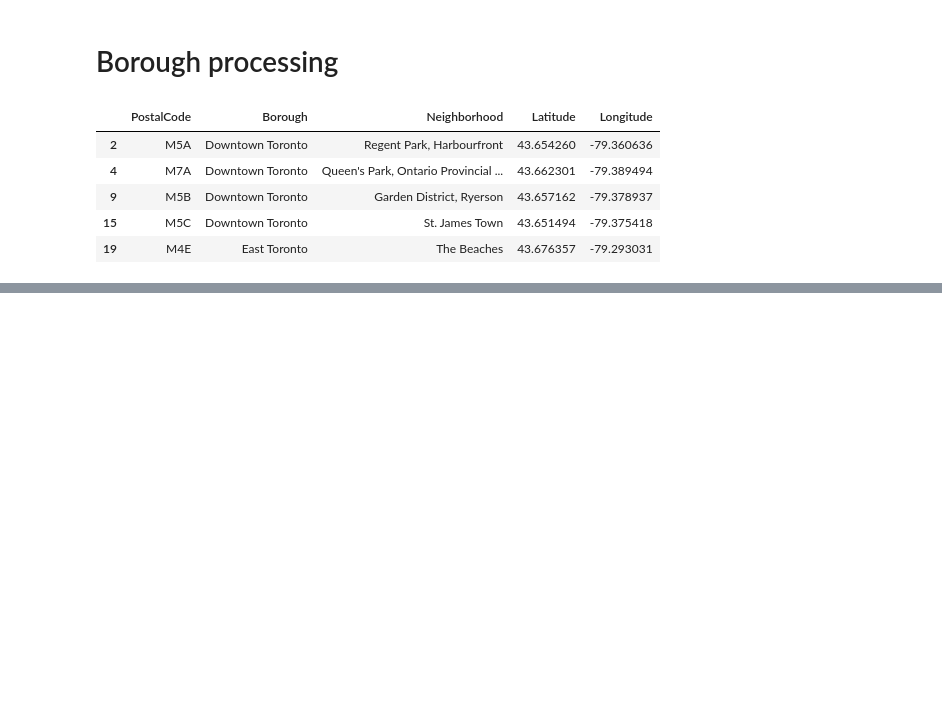
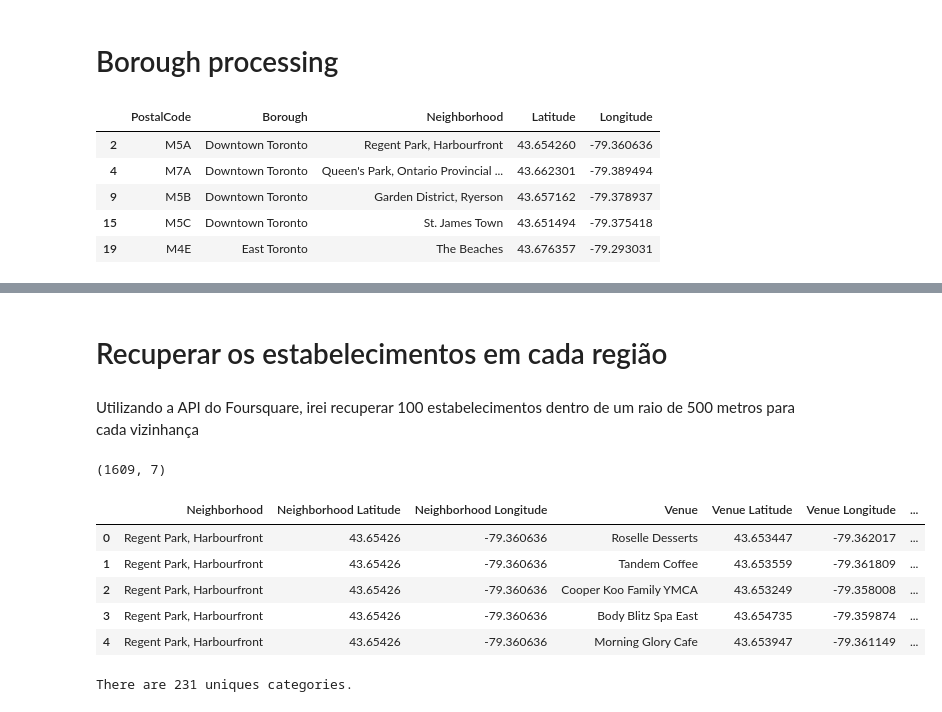
Before and after one commit to BrandaoEid/IBM, a Jupyter notebook: Segmenting_and_Clustering_Neighborhoods_in_Toronto.ipynb, the cells around one changed output, grey strips where cells are left out. Cells and saved outputs as stored; diff of their text form; code cells hidden in the pictures; blank space fills up the shorter version.

```diff
--- a/Segmenting_and_Clustering_Neighborhoods_in_Toronto.ipynb
+++ b/Segmenting_and_Clustering_Neighborhoods_in_Toronto.ipynb
@@ -15,6 +21,9 @@ import folium
 print('Bibliotecas importadas!')
 # %% [output]
 Bibliotecas importadas!
+# %%
+pd.set_option('display.max_columns', None)
+pd.set_option('display.max_rows', None)
 # %% [markdown]
 ## Web Scraping
 # %%
@@ -160,7 +163,7 @@ for lat, lng, label in zip(toronto_df['Latitude'], toronto_df['Longitude'], toro
         [lat, lng],
         radius=5,
         popup=label,
-        color='red',
+        color='blue',
         fill=True,
         fill_color='#3186cc',
         fill_opacity=0.7,
@@ -169,3 +172,11 @@ for lat, lng, label in zip(toronto_df['Latitude'], toronto_df['Longitude'], toro
 map_toronto
 # %% [output]
 [interactive output not drawn]
+# %% [markdown]
+# Recuperar os estabelecimentos em cada região
+# %% [markdown]
+Utilizando a API do Foursquare, irei recuperar 100 estabelecimentos dentro de um raio de 500 metros para cada vizinhança
+# %%
+CLIENT_ID = 'DMZMOA1ECZAHQACIOCFPCPKMTUNUPEJYXI40VZSK4JNRF0QM'
+CLIENT_SECRET = 'JMKOL3ML0QUGN1PXVIVWABTH23NF0QMCXI15G3QQ2HVLCIHF'
+VERSION = '20180605'
@@ -171,0 +224,20 @@ map_toronto
+# %%
+toronto_venues = getNearbyVenues(names=toronto_df['Neighborhood'],
+                                   latitudes=toronto_df['Latitude'],
+                                   longitudes=toronto_df['Longitude']
+                                  )
+# %%
+print(toronto_venues.shape)
+toronto_venues.head()
+# %% [output]
+(1609, 7)
+|  | Neighborhood | Neighborhood Latitude | Neighborhood Longitude | Venue | Venue Latitude | Venue Longitude | ... |
+| 0 | Regent Park, Harbourfront | 43.65426 | -79.360636 | Roselle Desserts | 43.653447 | -79.362017 | ... |
+| 1 | Regent Park, Harbourfront | 43.65426 | -79.360636 | Tandem Coffee | 43.653559 | -79.361809 | ... |
+| 2 | Regent Park, Harbourfront | 43.65426 | -79.360636 | Cooper Koo Family YMCA | 43.653249 | -79.358008 | ... |
+| 3 | Regent Park, Harbourfront | 43.65426 | -79.360636 | Body Blitz Spa East | 43.654735 | -79.359874 | ... |
+| 4 | Regent Park, Harbourfront | 43.65426 | -79.360636 | Morning Glory Cafe | 43.653947 | -79.361149 | ... |
+# %%
+print('There are {} uniques categories.'.format(len(toronto_venues['Venue Category'].unique())))
+# %% [output]
+There are 231 uniques categories.
```
Also changed, not shown: parts of 22 cells of this notebook.
